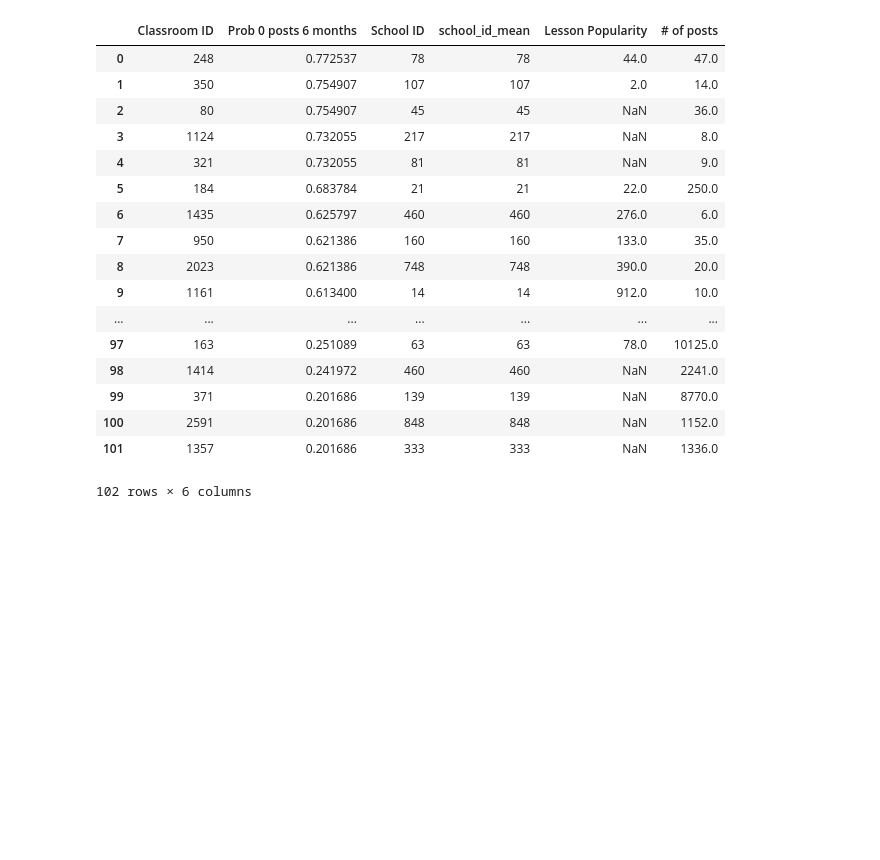
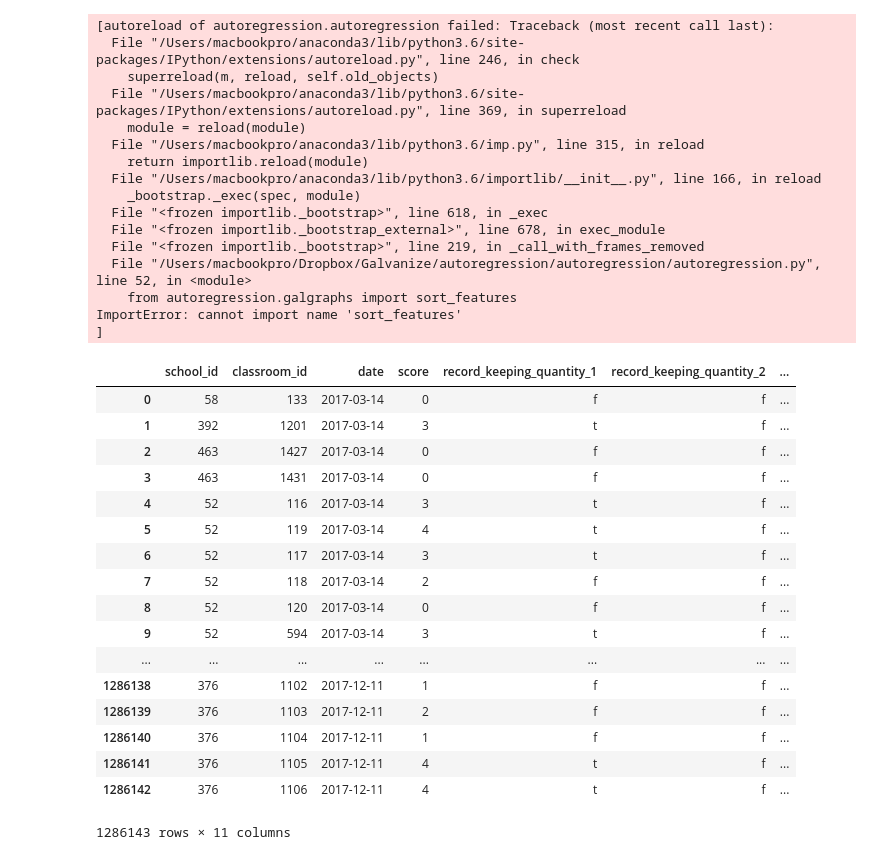
Before and after one commit to pgeurin/seniorskipday, a Jupyter notebook: src/tc-workspace.ipynb, the cells around one changed output. Saved outputs shown, nothing was run; the diff lists cells and outputs as text; code cells hidden in the pictures; blank space fills up the shorter version.

```diff
--- a/src/tc-workspace.ipynb
+++ b/src/tc-workspace.ipynb
@@ -29,21 +3,40 @@ Name: Probabilty Zero Posts for next 6 months, Length: 102, dtype: object
-# %%
-classroom_stats.rename(columns={'Probabilty Zero Posts for next 6 months': 'Prob 0 posts 6 months', 'post_per_lesson_aka_popularity_mean': 'Lesson Popularity', "classroom_id": "Classroom ID", 'school_id_unique': 'School ID'})
-# %% [output]
-|  | Classroom ID | Prob 0 posts 6 months | School ID | school_id_mean | Lesson Popularity | # of posts |
-| 0 | 248 | 0.772537 | 78 | 78 | 44.0 | 47.0 |
-| 1 | 350 | 0.754907 | 107 | 107 | 2.0 | 14.0 |
-| 2 | 80 | 0.754907 | 45 | 45 | NaN | 36.0 |
-| 3 | 1124 | 0.732055 | 217 | 217 | NaN | 8.0 |
-| 4 | 321 | 0.732055 | 81 | 81 | NaN | 9.0 |
-| 5 | 184 | 0.683784 | 21 | 21 | 22.0 | 250.0 |
-| 6 | 1435 | 0.625797 | 460 | 460 | 276.0 | 6.0 |
-| 7 | 950 | 0.621386 | 160 | 160 | 133.0 | 35.0 |
-| 8 | 2023 | 0.621386 | 748 | 748 | 390.0 | 20.0 |
-| 9 | 1161 | 0.613400 | 14 | 14 | 912.0 | 10.0 |
-| ... | ... | ... | ... | ... | ... | ... |
-| 97 | 163 | 0.251089 | 63 | 63 | 78.0 | 10125.0 |
-| 98 | 1414 | 0.241972 | 460 | 460 | NaN | 2241.0 |
-| 99 | 371 | 0.201686 | 139 | 139 | NaN | 8770.0 |
-| 100 | 2591 | 0.201686 | 848 | 848 | NaN | 1152.0 |
-| 101 | 1357 | 0.201686 | 333 | 333 | NaN | 1336.0 |
-102 rows × 6 columns
+# %%
+hearts = pd.read_csv('../data_june/health_checks.csv')
+classrooms_merged = pd.read_csv('../data_january/classrooms_merged.csv')
+hearts['date'] = pd.to_datetime(hearts['date'], errors='coerce')
+hearts
+# %% [output]
+[autoreload of autoregression.autoregression failed: Traceback (most recent call last):
+  File "/Users/macbookpro/anaconda3/lib/python3.6/site-packages/IPython/extensions/autoreload.py", line 246, in check
+    superreload(m, reload, self.old_objects)
+  File "/Users/macbookpro/anaconda3/lib/python3.6/site-packages/IPython/extensions/autoreload.py", line 369, in superreload
+    module = reload(module)
+  File "/Users/macbookpro/anaconda3/lib/python3.6/imp.py", line 315, in reload
+    return importlib.reload(module)
+  File "/Users/macbookpro/anaconda3/lib/python3.6/importlib/__init__.py", line 166, in reload
+    _bootstrap._exec(spec, module)
+  File "<frozen importlib._bootstrap>", line 618, in _exec
+  File "<frozen importlib._bootstrap_external>", line 678, in exec_module
+  File "<frozen importlib._bootstrap>", line 219, in _call_with_frames_removed
+  File "/Users/macbookpro/Dropbox/Galvanize/autoregression/autoregression/autoregression.py", line 52, in <module>
+    from autoregression.galgraphs import sort_features
+ImportError: cannot import name 'sort_features'
+]
+|  | school_id | classroom_id | date | score | record_keeping_quantity_1 | record_keeping_quantity_2 | ... |
+| 0 | 58 | 133 | 2017-03-14 | 0 | f | f | ... |
+| 1 | 392 | 1201 | 2017-03-14 | 3 | t | f | ... |
+| 2 | 463 | 1427 | 2017-03-14 | 0 | f | f | ... |
+| 3 | 463 | 1431 | 2017-03-14 | 0 | f | f | ... |
+| 4 | 52 | 116 | 2017-03-14 | 3 | t | f | ... |
+| 5 | 52 | 119 | 2017-03-14 | 4 | t | f | ... |
+| 6 | 52 | 117 | 2017-03-14 | 3 | t | f | ... |
+| 7 | 52 | 118 | 2017-03-14 | 2 | f | f | ... |
+| 8 | 52 | 120 | 2017-03-14 | 0 | f | f | ... |
+| 9 | 52 | 594 | 2017-03-14 | 3 | t | f | ... |
+| ... | ... | ... | ... | ... | ... | ... | ... |
+| 1286138 | 376 | 1102 | 2017-12-11 | 1 | f | f | ... |
+| 1286139 | 376 | 1103 | 2017-12-11 | 2 | f | f | ... |
+| 1286140 | 376 | 1104 | 2017-12-11 | 1 | f | f | ... |
+| 1286141 | 376 | 1105 | 2017-12-11 | 4 | t | f | ... |
+| 1286142 | 376 | 1106 | 2017-12-11 | 4 | t | f | ... |
+1286143 rows × 11 columns
```
Also changed, not shown: parts of 8 cells of this notebook, 5 other files.
